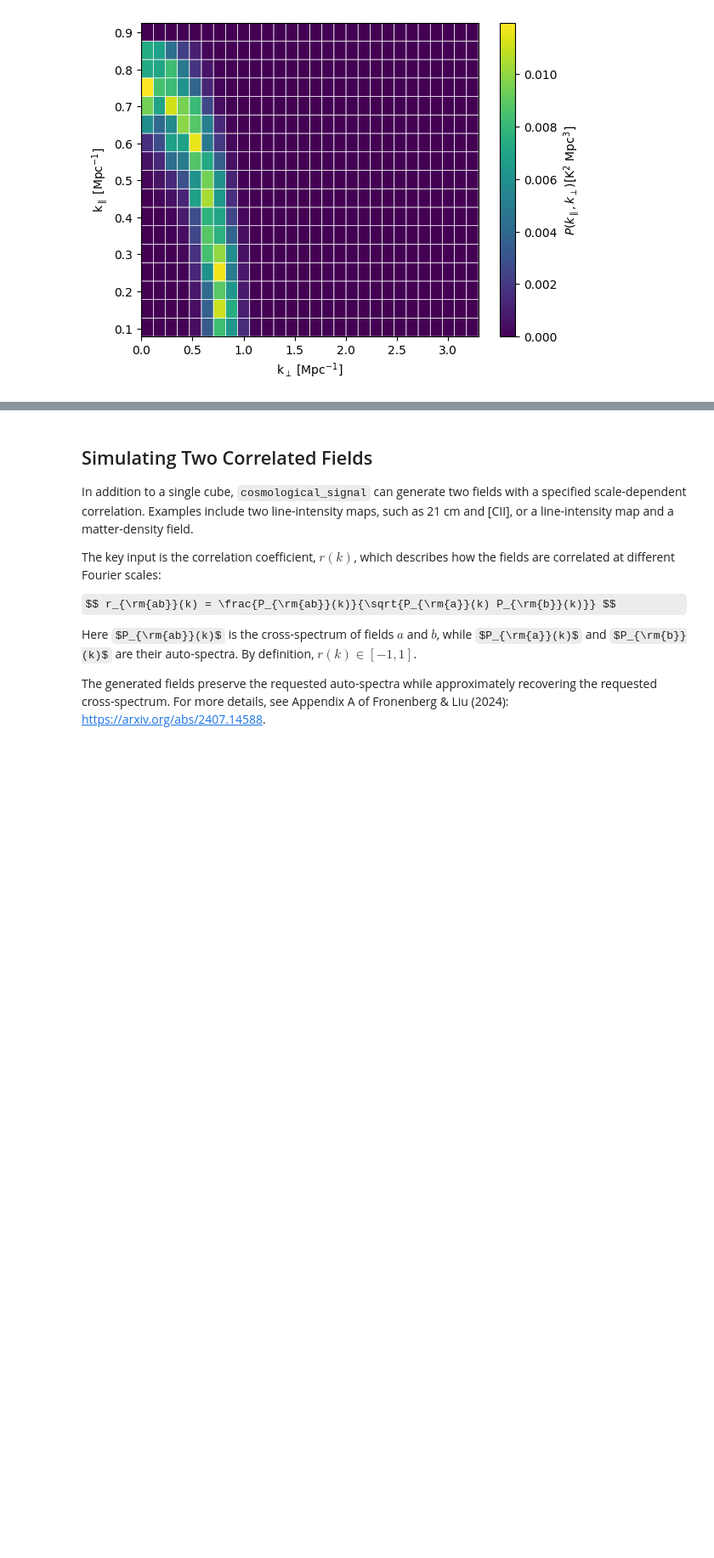
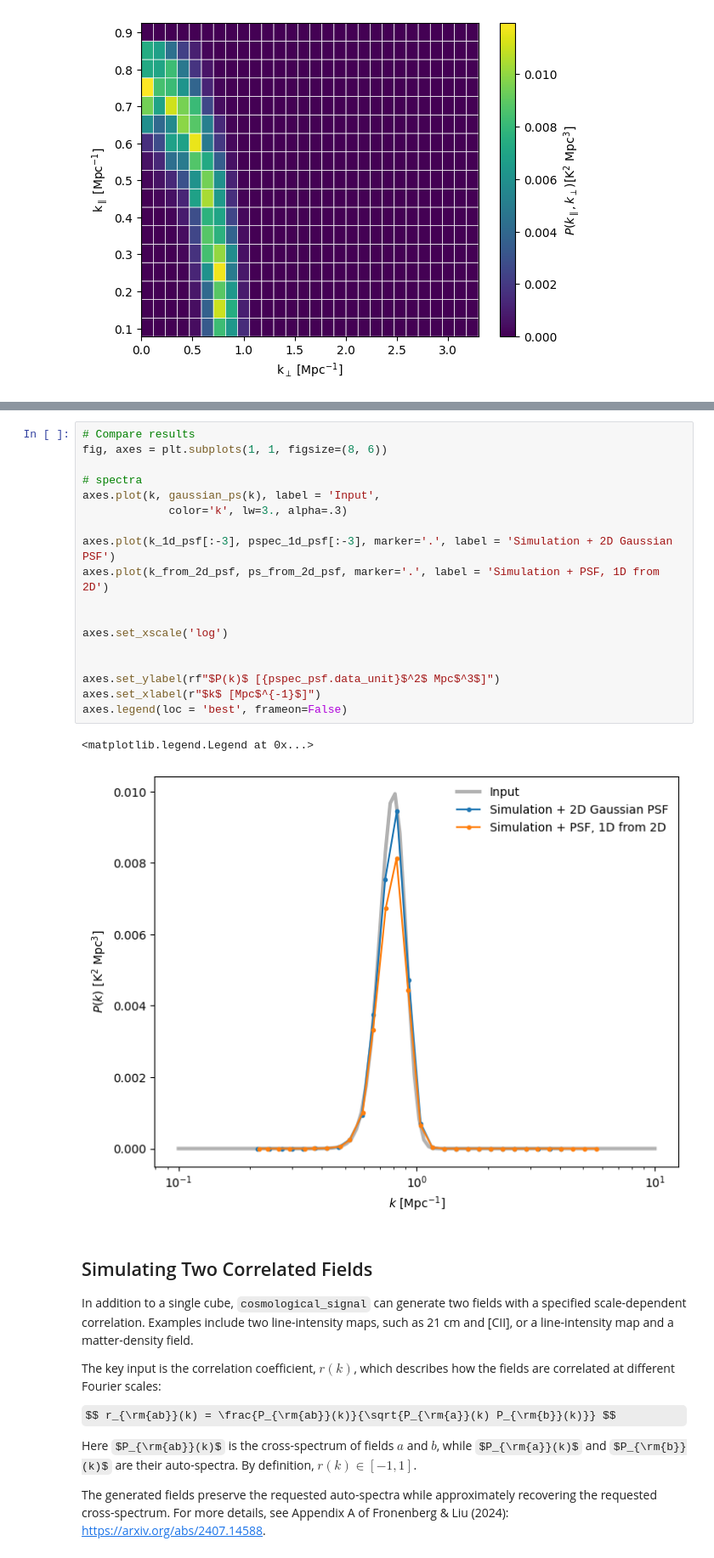
Before and after one commit to McGill-Cosmic-Dawn-Group/LIMstat, a Jupyter notebook: tutorials/tutorial_cosmo_signal.ipynb, the cells around one changed output, grey strips where cells are left out. Shown at 85% size. Saved outputs shown, nothing was run; the diff lists cells and outputs as text; some formulas as TeX source; blank space fills up the shorter version.

```diff
--- a/tutorials/tutorial_cosmo_signal.ipynb
+++ b/tutorials/tutorial_cosmo_signal.ipynb
@@ -209,3 +274,24 @@ plotting.plot_ps2d(np.array(ps_2D), k_perp, k_par, label = r'$P(k_\parallel,k_\p
+# %%
+# Compare results
+fig, axes = plt.subplots(1, 1, figsize=(8, 6))
+
+# spectra
+axes.plot(k, gaussian_ps(k), label = 'Input',
+             color='k', lw=3., alpha=.3)
+
+axes.plot(k_1d_psf[:-3], pspec_1d_psf[:-3], marker='.', label = 'Simulation + 2D Gaussian PSF')
+axes.plot(k_from_2d_psf, ps_from_2d_psf, marker='.', label = 'Simulation + PSF, 1D from 2D')
+
+
+axes.set_xscale('log')
+
+
+axes.set_ylabel(rf"$P(k)$ [{pspec_psf.data_unit}$^2$ Mpc$^3$]")
+axes.set_xlabel(r"$k$ [Mpc$^{-1}$]")
+axes.legend(loc = 'best', frameon=False)
+# %% [output]
+<matplotlib.legend.Legend at 0x...>
+[figure, added]
 # %% [markdown]
 ## Simulating Two Correlated Fields
 
```
Also changed, not shown: parts of 12 cells of this notebook, 1 other file.
